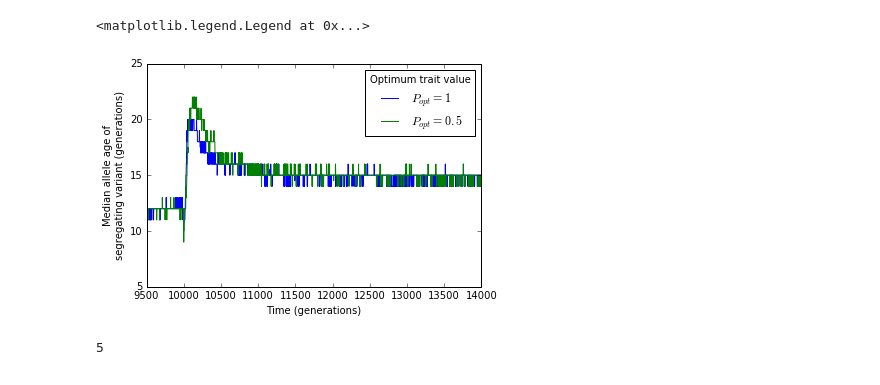
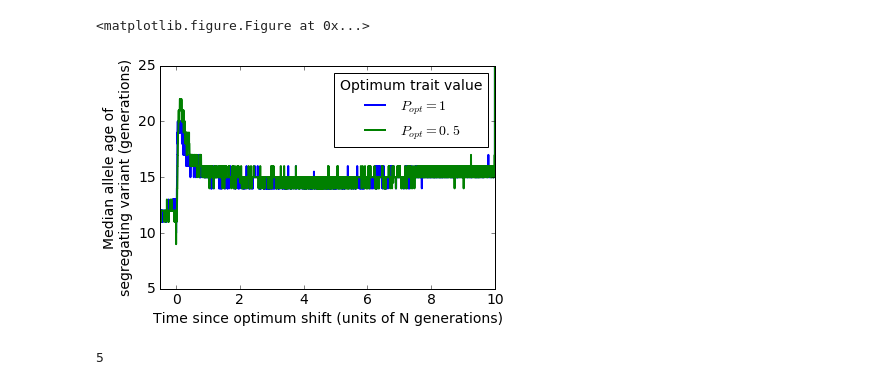
Before and after one commit to molpopgen/qtrait_paper, a Jupyter notebook: BoGPoster/Trajectories2.ipynb, the cells around one changed output. Saved outputs shown, nothing was run; the diff lists cells and outputs as text; code cells hidden in the pictures.

```diff
--- a/BoGPoster/Trajectories2.ipynb
+++ b/BoGPoster/Trajectories2.ipynb
@@ -18,25 +18,35 @@ means1=losses_opt1.groupby(['generation']).median()
 means1.reset_index(inplace=True)
 meansH=losses_optH.groupby(['generation']).median()
 meansH.reset_index(inplace=True)
+# %%
+meansH['scaled_time']=pd.Series(meansH.generation-np.array([10000]*len(meansH.index)))
+meansH['scaled_time']/=pd.Series(np.array([1000]*len(meansH.index)))
+means1['scaled_time']=pd.Series(means1.generation-np.array([10000]*len(means1.index)))
+means1['scaled_time']/=pd.Series(np.array([1000]*len(means1.index)))
 # %%
 #There are some reps that are totally crazy,
 #With mutations that pre-date optimum shift,
 #And segregate and end of simulation!
 #There are 5 such reps, and they really mess up the mean,
 #hence plotting median.
 #I need to make sure there is no data processing bug up
 #to this point when it is time to write the paper...
+matplotlib.rcParams.update({'font.size': 14})
+matplotlib.rcParams.update({'legend.fontsize': 14})
+fig=matplotlib.pyplot.gcf()
+fig.set_size_inches(10,12)
 plt.figure()
-plt.plot(means1.generation,means1.age,label=r'$P_{opt} = 1$')
-plt.plot(meansH.generation,meansH.age,label=r'$P_{opt} = 0.5$')
-plt.xlim(9500,14000)
+plt.plot(means1.scaled_time,means1.age,label=r'$P_{opt} = 1$',linewidth=2)
+plt.plot(meansH.scaled_time,meansH.age,label=r'$P_{opt} = 0.5$',linewidth=2)
+plt.xlim(-0.5,10)
 plt.ylim(5,25)
-plt.xlabel("Time (generations)")
-plt.ylabel("Median allele age of\nsegregating variant (generations)")
+plt.xlabel("Time since optimum shift (units of N generations)",fontsize=14)
+plt.ylabel("Median allele age of\nsegregating variant (generations)",fontsize=14)
 plt.legend(title="Optimum trait value")
+plt.savefig("AlleleAges.pdf",bbox_inches='tight')
 # %% [output]
-<matplotlib.legend.Legend at 0x...>
+<matplotlib.figure.Figure at 0x...>
-[figure, old version]
+[figure, new version]
 # %%
 x=losses_opt1[losses_opt1.generation==20000]
 # %%
```
Also changed, not shown: 3 other files.
